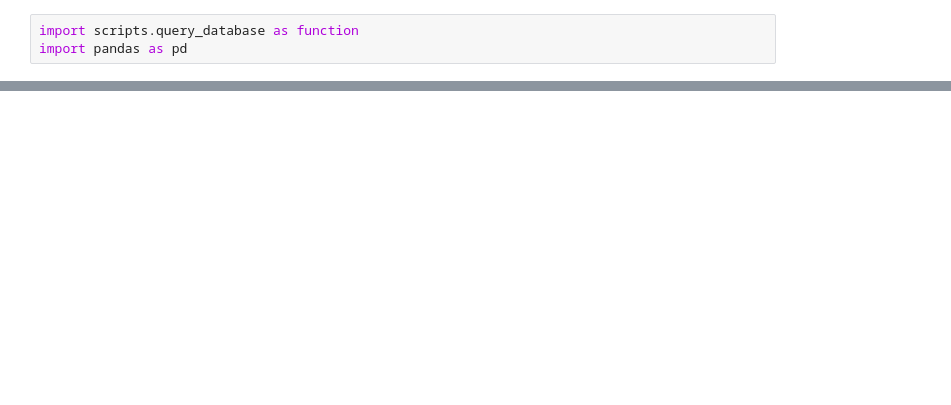
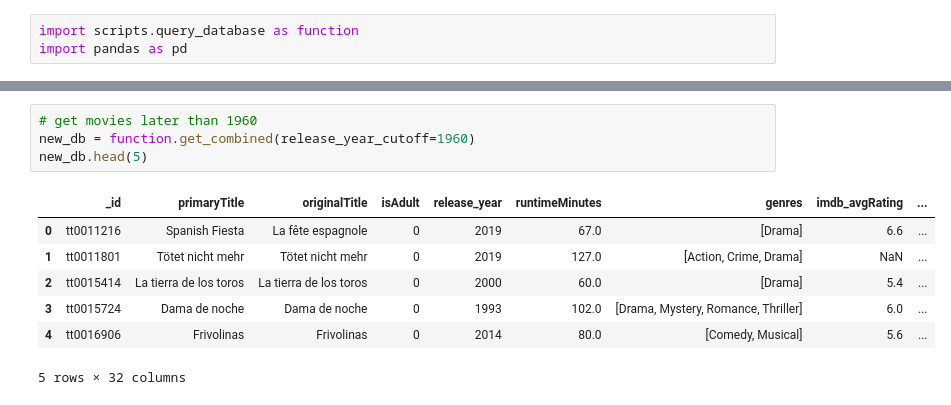
Before and after one commit to LabPorject/CMPT733-final-project, a Jupyter notebook: dummy.ipynb, the cells around one changed output, grey strips where cells are left out. Cells and saved outputs as stored; diff of their text form; blank space fills up the shorter version.

```diff
--- a/dummy.ipynb
+++ b/dummy.ipynb
@@ -49,0 +39,12 @@ combined_db.head(5)
+# %%
+# get movies later than 1960
+new_db = function.get_combined(release_year_cutoff=1960)
+new_db.head(5)
+# %% [output]
+|  | _id | primaryTitle | originalTitle | isAdult | release_year | runtimeMinutes | genres | imdb_avgRating | ... |
+| 0 | tt0011216 | Spanish Fiesta | La fête espagnole | 0 | 2019 | 67.0 | [Drama] | 6.6 | ... |
+| 1 | tt0011801 | Tötet nicht mehr | Tötet nicht mehr | 0 | 2019 | 127.0 | [Action, Crime, Drama] | NaN | ... |
+| 2 | tt0015414 | La tierra de los toros | La tierra de los toros | 0 | 2000 | 60.0 | [Drama] | 5.4 | ... |
+| 3 | tt0015724 | Dama de noche | Dama de noche | 0 | 1993 | 102.0 | [Drama, Mystery, Romance, Thriller] | 6.0 | ... |
+| 4 | tt0016906 | Frivolinas | Frivolinas | 0 | 2014 | 80.0 | [Comedy, Musical] | 5.6 | ... |
+5 rows × 32 columns
```
Also changed, not shown: parts of 16 cells of this notebook, 3 other files.
